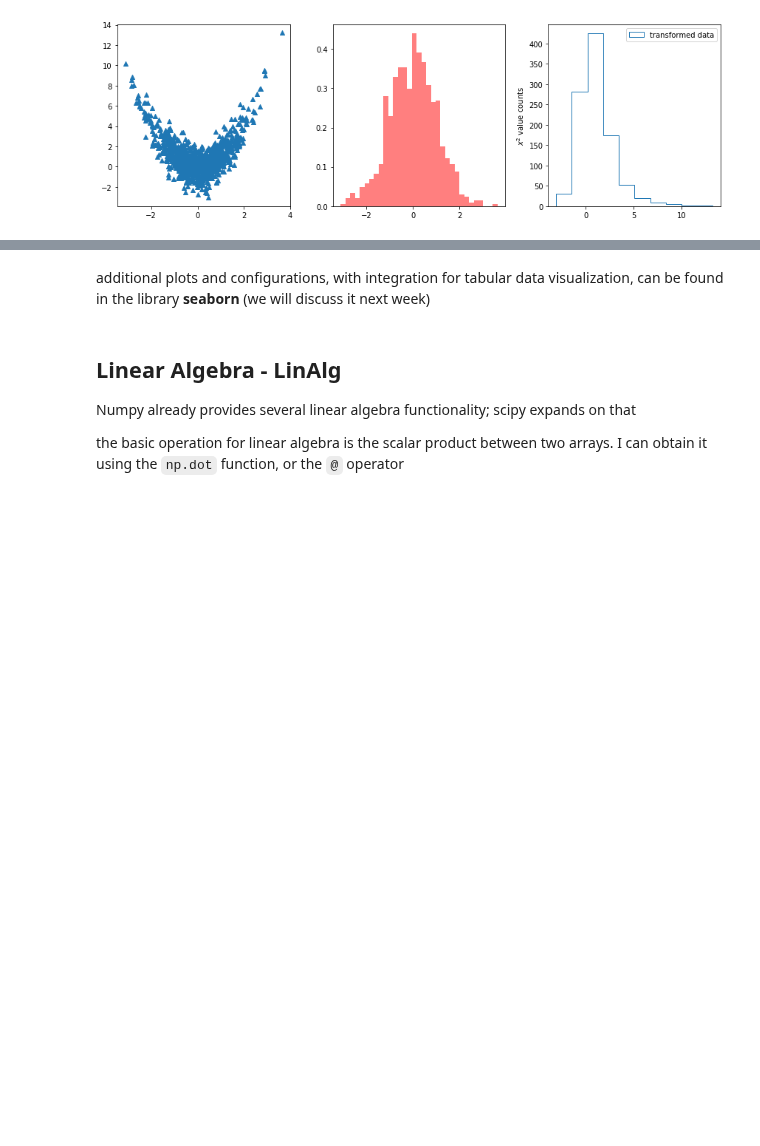
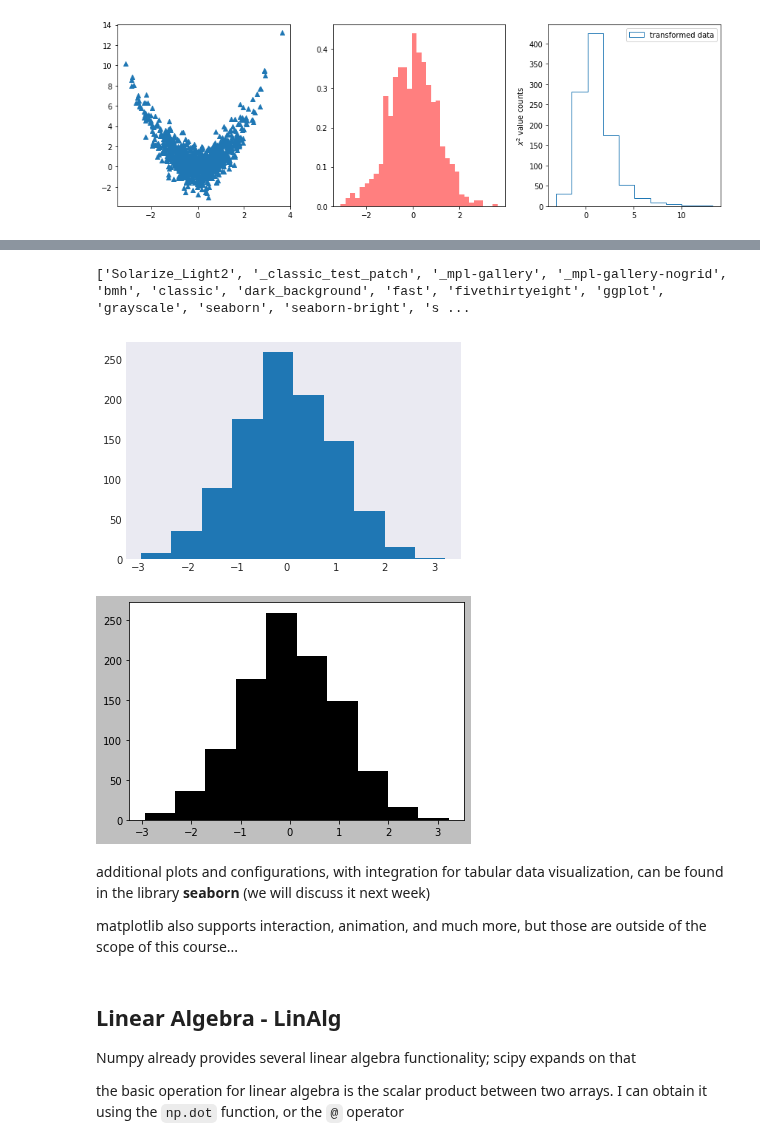
Before and after one commit to UniboDIFABiophysics/programmingCourseDIFA, a Jupyter notebook: Lesson_07_Scientific_computation_libraries.ipynb, the cells around one changed output, grey strips where cells are left out. Cells and saved outputs as stored; diff of their text form; code cells hidden in the pictures; blank space fills up the shorter version.

Commit message:
added a couple of graphs to the matplotlib lesson
in particular an example of the possibility of using styles and a
reference to animations and interaction

```diff
--- a/Lesson_07_Scientific_computation_libraries.ipynb
+++ b/Lesson_07_Scientific_computation_libraries.ipynb
@@ -133,5 +140,23 @@ fig.tight_layout()
+# %%
+print(plt.style.available)
+# %% [output]
+['Solarize_Light2', '_classic_test_patch', '_mpl-gallery', '_mpl-gallery-nogrid', 'bmh', 'classic', 'dark_background', 'fast', 'fivethirtyeight', 'ggplot', 'grayscale', 'seaborn', 'seaborn-bright', 's ...
+# %%
+data = np.random.randn(1000)
+with plt.style.context("seaborn-dark"):
+    fig, ax = plt.subplots()
+    ax.hist(data)
+
+with plt.style.context("grayscale"):
+    fig, ax = plt.subplots()
+    ax.hist(data)
+# %% [output]
+[figure, added]
+[figure, added]
 # %% [markdown]
 additional plots and configurations, with integration for tabular data visualization, can be found in the library **seaborn** (we will discuss it next week)
+
+matplotlib also supports interaction, animation, and much more, but those are outside of the scope of this course...
 # %% [markdown]
 ## Linear Algebra - LinAlg
 
```
Also changed, not shown: parts of 4 cells of this notebook, 14 other files.
